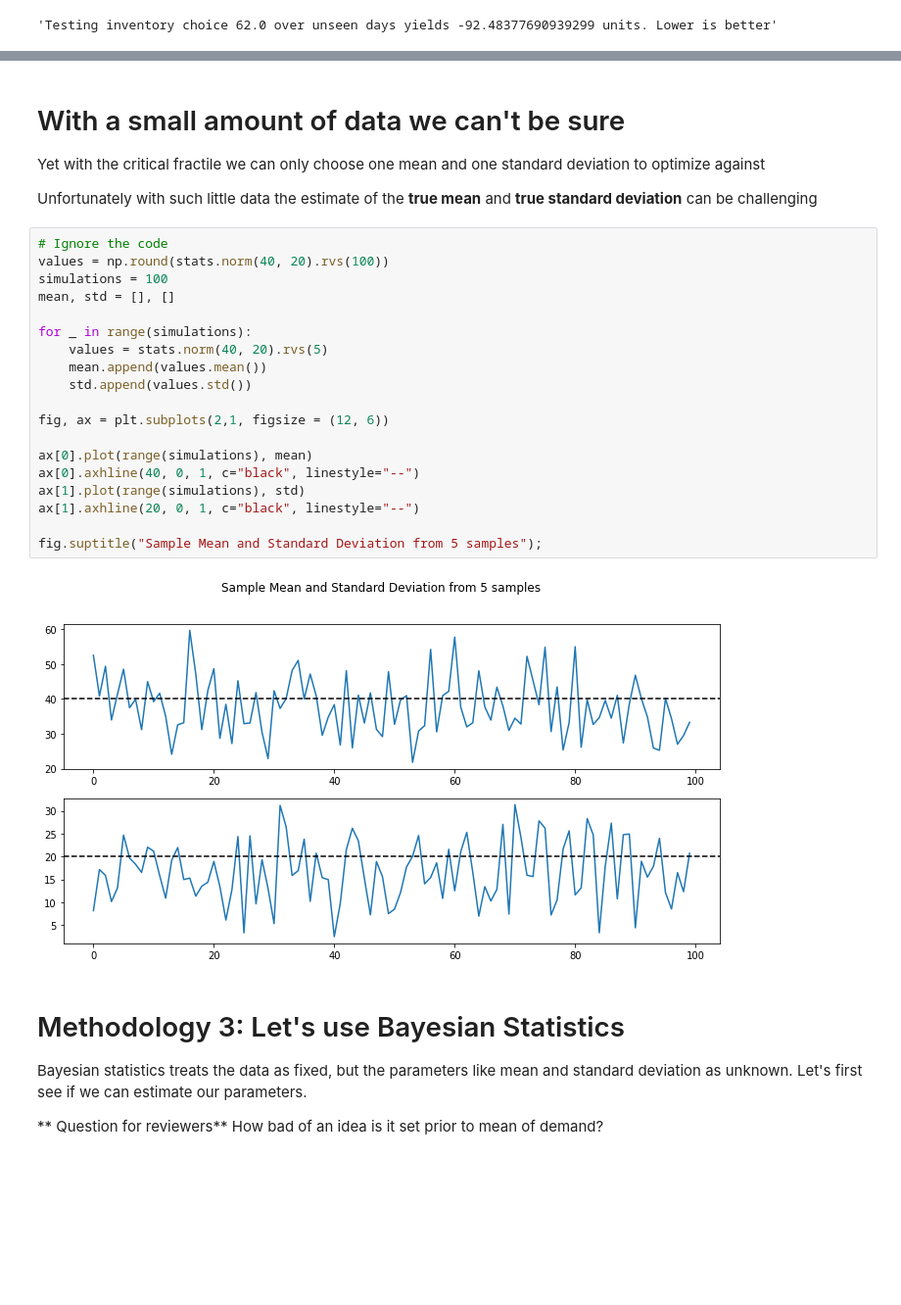
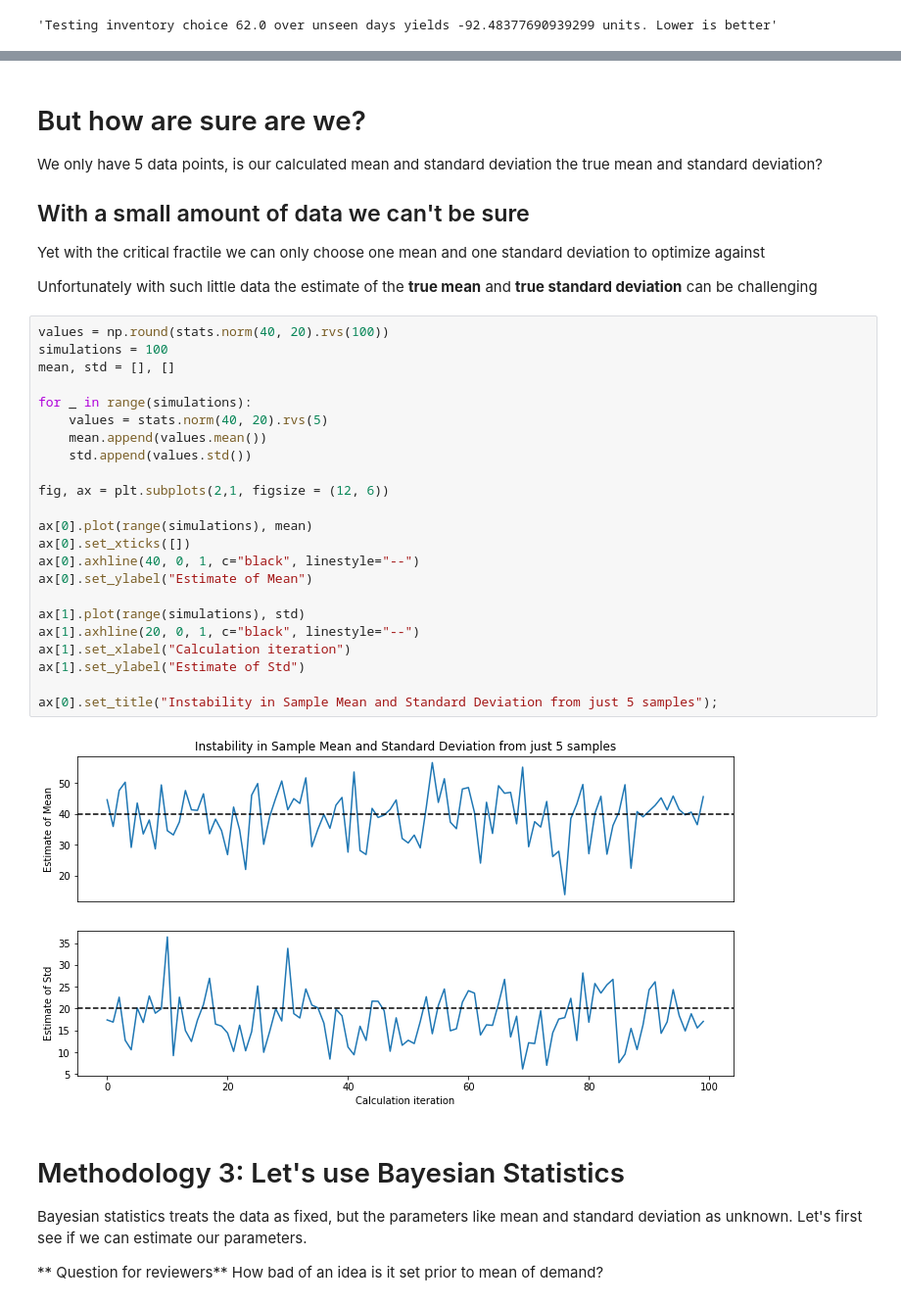
Before and after one commit to canyon289/PyDataGlobal_2020, a Jupyter notebook: PyDataGlobal_Ravin.ipynb, the cells around one changed output, grey strips where cells are left out. Shown at 98% size. Cells and saved outputs as stored; diff of their text form; blank space fills up the shorter version.

```diff
--- a/PyDataGlobal_Ravin.ipynb
+++ b/PyDataGlobal_Ravin.ipynb
@@ -385,31 +381,38 @@ We only have 5 data points, is our calculated mean and standard deviation the tr
 # So what have we done?
 <center><img src="img/CriticalFractileWorkflow.png" alt="Drawing" style="height: 500px;"/> </center>
 # %% [markdown]
-# With a small amount of data we can't be sure
+# But how are sure are we?
+We only have 5 data points, is our calculated mean and standard deviation the true mean and standard deviation?
+
+## With a small amount of data we can't be sure
 Yet with the critical fractile we can only choose one mean and one standard deviation to optimize against
 
 Unfortunately with such little data the estimate of the **true mean** and **true standard deviation** can be challenging
 # %%
-# Ignore the code
 values = np.round(stats.norm(40, 20).rvs(100))
 simulations = 100
 mean, std = [], []
 
 for _ in range(simulations):
     values = stats.norm(40, 20).rvs(5)
     mean.append(values.mean())
     std.append(values.std())
 
 fig, ax = plt.subplots(2,1, figsize = (12, 6))
 
 ax[0].plot(range(simulations), mean)
+ax[0].set_xticks([])
 ax[0].axhline(40, 0, 1, c="black", linestyle="--")
+ax[0].set_ylabel("Estimate of Mean")
+
 ax[1].plot(range(simulations), std)
 ax[1].axhline(20, 0, 1, c="black", linestyle="--")
+ax[1].set_xlabel("Calculation iteration")
+ax[1].set_ylabel("Estimate of Std")
 
-fig.suptitle("Sample Mean and Standard Deviation from 5 samples");
+ax[0].set_title("Instability in Sample Mean and Standard Deviation from just 5 samples");
 # %% [output]
-[figure, old version]
+[figure, new version]
 # %% [markdown]
 # Methodology 3: Let's use Bayesian Statistics
 Bayesian statistics treats the data as fixed, but the parameters like mean and standard deviation as unknown. Let's first see if we can estimate our parameters.
```
Also changed, not shown: parts of 22 cells of this notebook, 1 other file.
